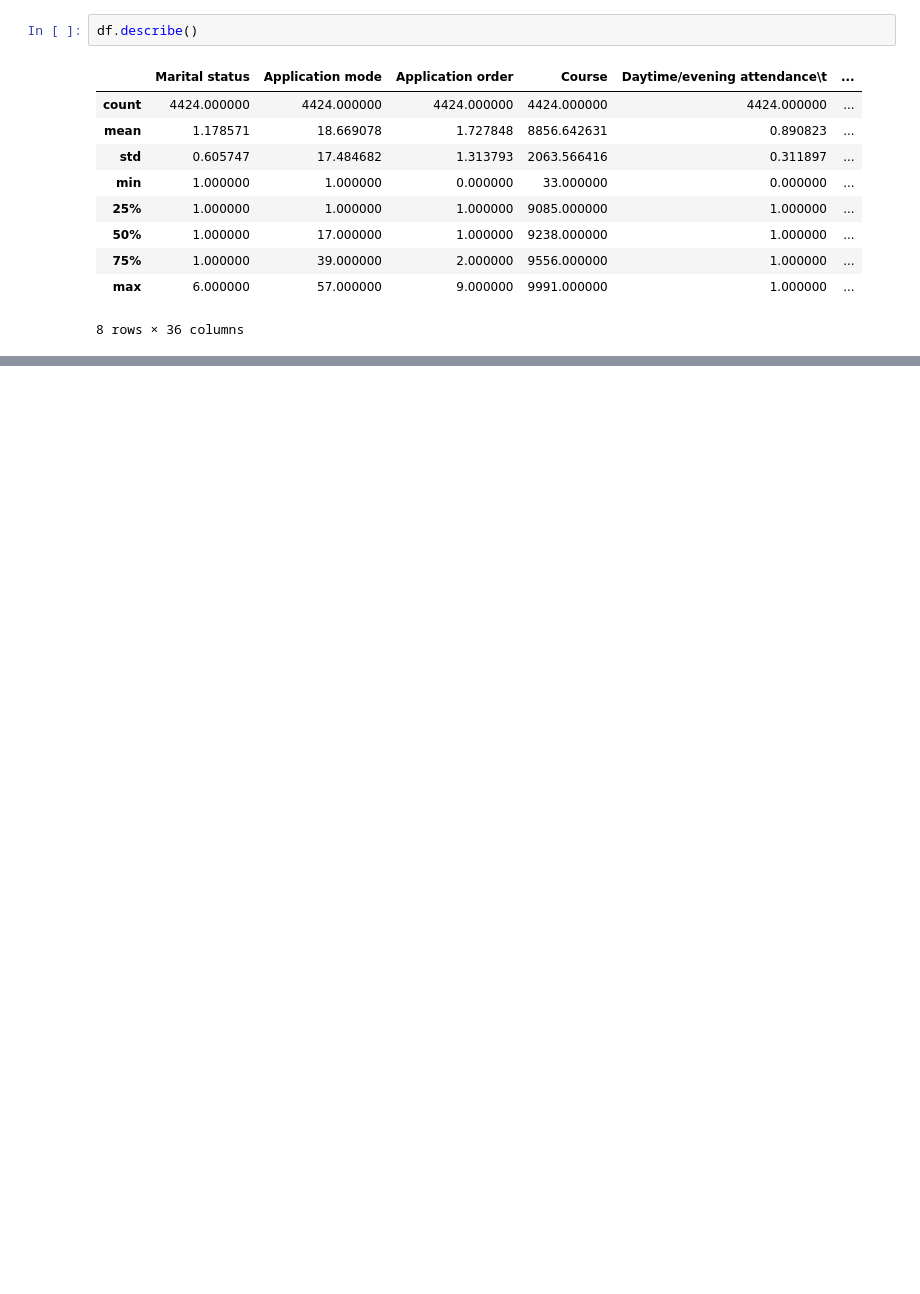
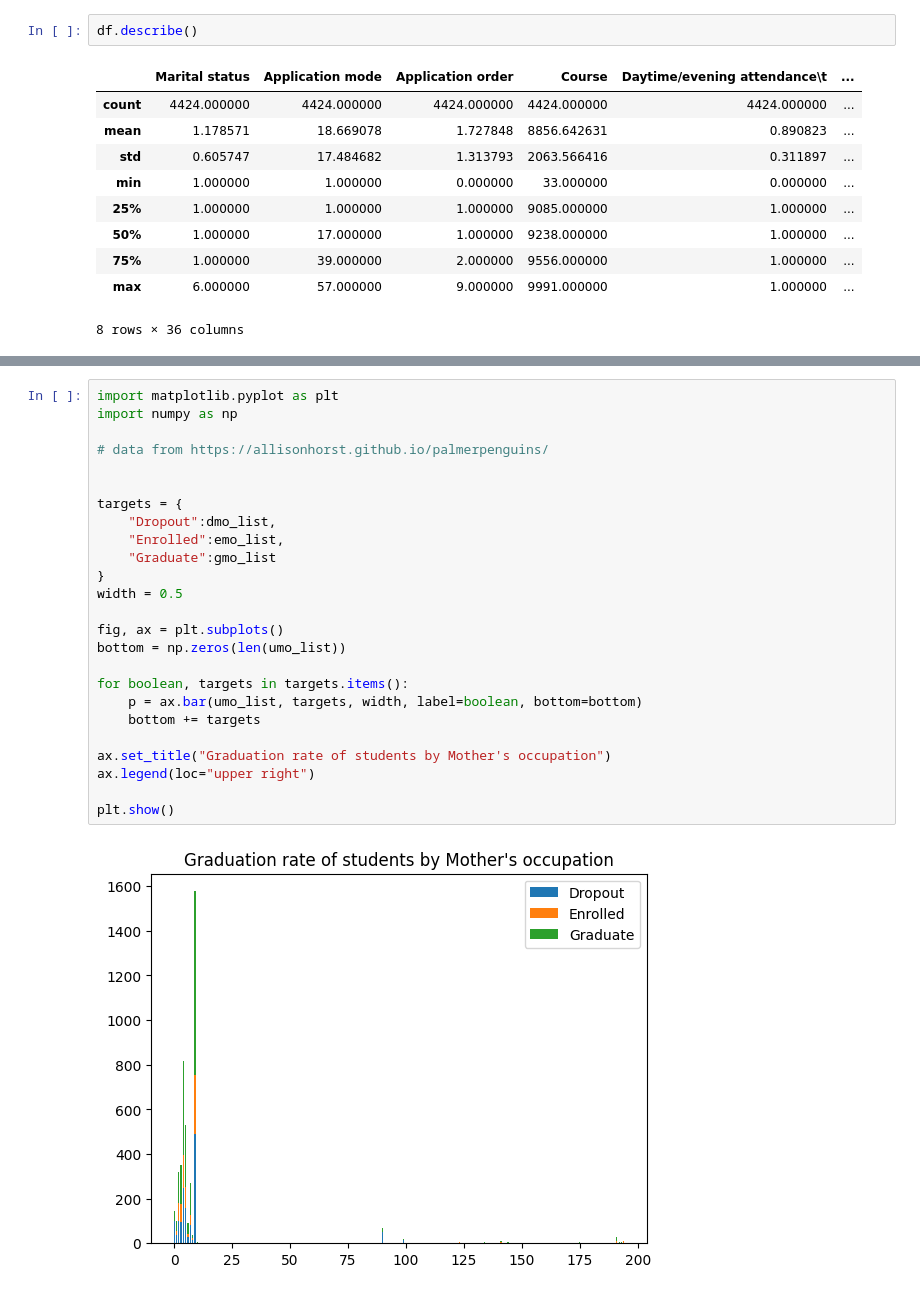
Before and after one commit to Jonah-Banks-Menchukov/University-Student-Academic-Success-Research-Project, a Jupyter notebook: University_Student_Academic_Success_Research_Project.ipynb, the cells around one changed output, grey strips where cells are left out. Saved outputs shown, nothing was run; the diff lists cells and outputs as text; blank space fills up the shorter version.

```diff
--- a/University_Student_Academic_Success_Research_Project.ipynb
+++ b/University_Student_Academic_Success_Research_Project.ipynb
@@ -24,0 +160,27 @@ TypeError: 'Index' object is not callable
+# %%
+import matplotlib.pyplot as plt
+import numpy as np
+
+# data from https://allisonhorst.github.io/palmerpenguins/
+
+
+targets = {
+    "Dropout":dmo_list,
+    "Enrolled":emo_list,
+    "Graduate":gmo_list
+}
+width = 0.5
+
+fig, ax = plt.subplots()
+bottom = np.zeros(len(umo_list))
+
+for boolean, targets in targets.items():
+    p = ax.bar(umo_list, targets, width, label=boolean, bottom=bottom)
+    bottom += targets
+
+ax.set_title("Graduation rate of students by Mother's occupation")
+ax.legend(loc="upper right")
+
+plt.show()
+# %% [output]
+[figure, added]
```
Also changed, not shown: parts of 30 cells of this notebook.
